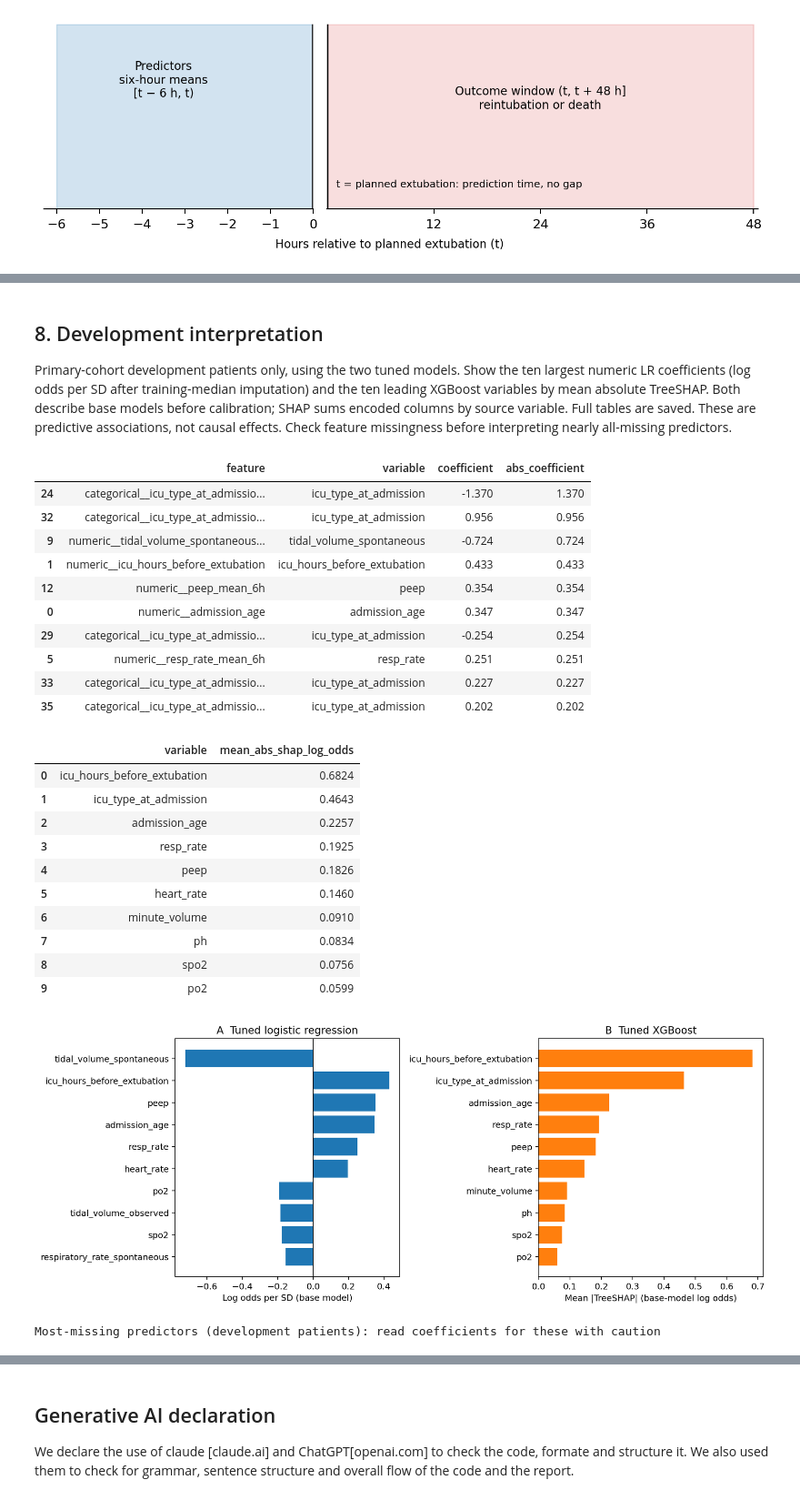
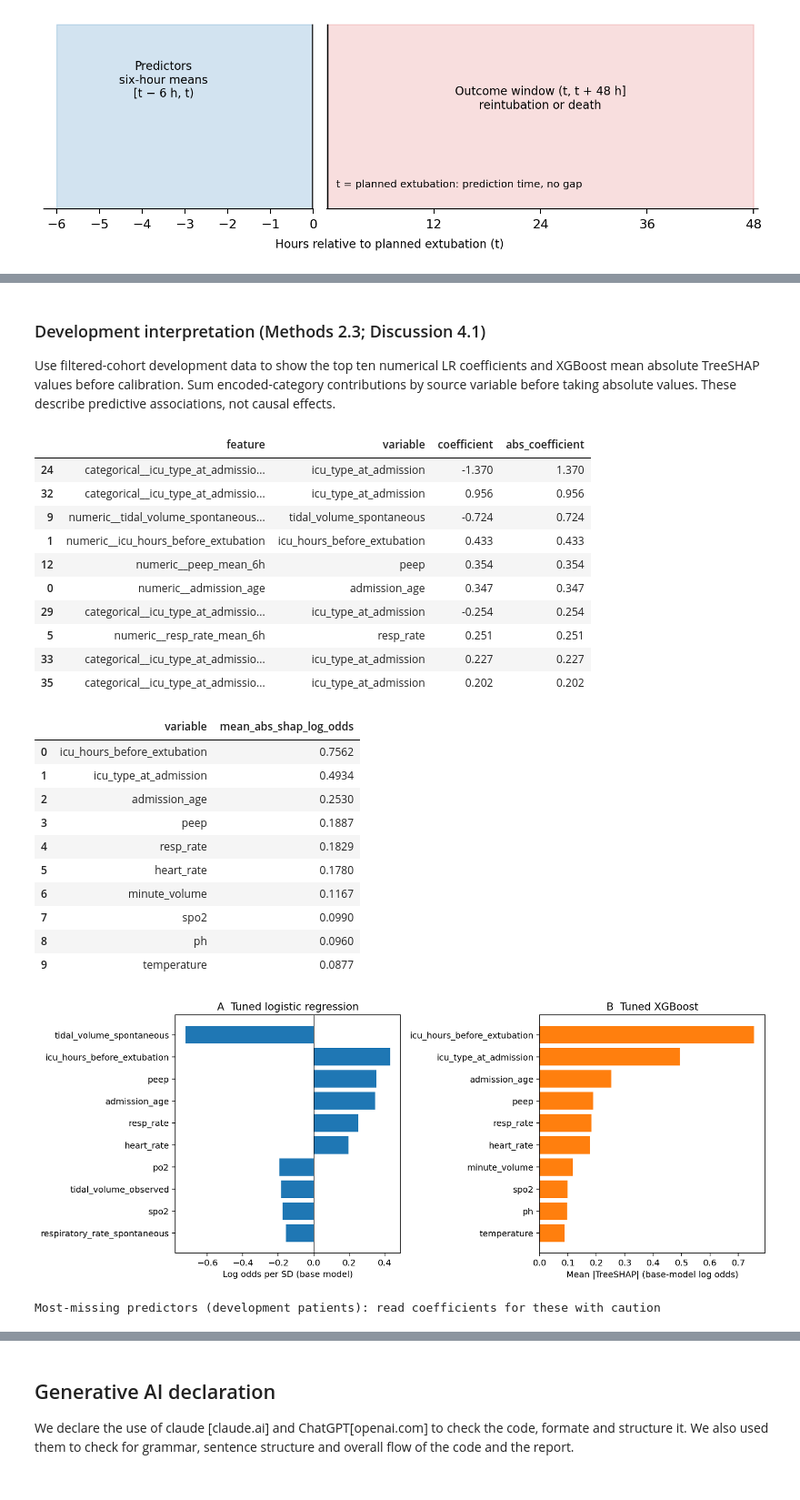
Before and after one commit to Xkpd/comp90089-ml-in-health-group-25, a Jupyter notebook: pipeline.ipynb, the cells around one changed output, grey strips where cells are left out. Shown at 91% size. Saved outputs shown, nothing was run; the diff lists cells and outputs as text; code cells hidden in the pictures.

Commit message:
re-check markdown

```diff
--- a/pipeline.ipynb
+++ b/pipeline.ipynb
@@ -28,7 +28,7 @@ from IPython.display import display, Image
 # %%
 #imports
 
-PROJECT_ID = 'comp90089-507410'
+PROJECT_ID = 'apt-weft-507002-v2'
 
 client = bigquery.Client(project=PROJECT_ID)
 INTERVAL = 6
@@ -563,12 +553,6 @@ Fewer than 20 test events or non-events triggers a precision warning without rem
 # %%
 CONFIG = {
-    "data_files": {
-        "filtered": "filtered",
-        "full": "full",
-    },
-    "coverage_csv": "in_memory",
-    "metadata_csv": None,  # optional sidecar if temporal fields are absent from the CSVs
-    "output_root": str(PROJECT_ROOT / "models/outputs/six_hour_tuning_comparison_in_memory"),
+    "output_root": str(Path.cwd() / "models/outputs/six_hour_tuning_comparison_in_memory"),
     "analysis_note": "Revised temporal-test analysis; untuned comparisons added after an earlier test evaluation.",
     "target": "combined_outcome",
     "seed": 42,
@@ -1605,23 +1503,7 @@ def run_development(config):
     """Nested CV for model selection and thresholds, then final refit on all development patients."""
     cfg = validate_config(config)
     out = Path(cfg["output_dir"])
-    df, nums, cats, rsbi_col, hashes = load_cohort(cfg)
-    locked = (out / "final_test_started.json").exists() or (Path(cfg["suite_output_dir"]) / "final_suite_started.json").exists()
-    cache_files = ["frozen_analysis.json", "trained_models.joblib", "development_oof_predictions.csv", "environment_versions.json"]
-    cached = all((out / name).exists() for name in cache_files)
-    reuse = False
-    if cached or locked:
-        frozen = json.loads((out / "frozen_analysis.json").read_text())
-        reuse = (cached and cfg == frozen["config"] and hashes == frozen["source_hashes"]
-            and json.loads((out / "environment_versions.json").read_text()) == environment_versions())
-        if locked and not reuse:
-            raise RuntimeError("Final test already opened and settings/data/environment changed. Restore the frozen analysis.")
-    if reuse:
-        bundle = joblib.load(out / "trained_models.joblib")
-        dev = df.set_index("subject_id", drop=False).loc[bundle["development_ids"]].reset_index(drop=True)
-        print("Reusing completed development: settings, source data and environment are unchanged.")
-        return {"bundle": bundle, "data": df, "development": dev, "output_dir": out,
-            "oof": pd.read_csv(out / "development_oof_predictions.csv", dtype={"subject_id": "string"})}
+    df, nums, cats, rsbi_col = prepare_cohort(cfg)
     manifest, dev_idx, test_idx, split_note = make_split(df, cfg)
     holdout = holdout_status(df, test_idx, cfg)
     out.mkdir(parents=True, exist_ok=True)
@@ -1655,10 +1537,9 @@ def run_development(config):
     winner = max(TUNED_MODELS, key=mean_auroc.get)  # untuned variants are comparison-only
     thresholds = {name: choose_threshold(y, scores[name], cfg["sensitivity_target"]) for name in MODEL_NAMES}
     thresholds["random_guess"] = 0.5
+    missingness = dev[nums + cats].isna().mean().rename("missing_fraction_development").sort_values(ascending=False)
     if cfg["analysis"] == "filtered_six_hour":
-        # Same predictors in every analysis, so one missingness table (primary cohort) is enough.
-        dev[nums + cats].isna().mean().rename("missing_fraction_development").sort_values(ascending=False).to_csv(
-            out / "development_feature_missingness.csv")
+        missingness.to_csv(out / "development_feature_missingness.csv")
 
     # Final models: tune or keep fixed settings, then calibrate/refit on development patients.
     final_models, final_params = {}, {}
@@ -1667,7 +1548,7 @@ def run_development(config):
         print(f"Refitting {name} on development patients only", flush=True)
         final_models[name], final_params[name] = fit_model(name, X, y, nums, cats, cfg, final_cv)
     write_json(out / "environment_versions.json", environment_versions())
-    frozen = {"config": cfg, "source_hashes": hashes, "split": split_note,
+    frozen = {"config": cfg, "split": split_note,
         "selected_features": nums + cats, "rsbi_column": rsbi_col,
         "partition_counts": manifest.partition.value_counts().to_dict(), "holdout": holdout,
         "thresholds": thresholds, "threshold_rule": "maximum specificity at development OOF sensitivity >= configured target",
@@ -1681,7 +1562,7 @@ def run_development(config):
         "development_ids": dev.subject_id.tolist(), "test_ids": df.iloc[test_idx].subject_id.tolist()}
     joblib.dump(bundle, out / "trained_models.joblib")
     print(f"Development complete. Selected model: {winner}. Models frozen.")
-    return {"bundle": bundle, "data": df, "development": dev, "oof": oof, "output_dir": out}
+    return {"bundle": bundle, "data": df, "development": dev, "oof": oof, "missingness": missingness, "output_dir": out}
 
 
 def model_selection_summary(runs):
@@ -1759,7 +1638,7 @@ Development complete. Selected model: xgboost. Models frozen.
 # %% [markdown]
-## 8. Development interpretation
+### Development interpretation (Methods 2.3; Discussion 4.1)
 
-Primary-cohort development patients only, using the two tuned models. Show the ten largest numeric LR coefficients (log odds per SD after training-median imputation) and the ten leading XGBoost variables by mean absolute TreeSHAP. Both describe base models before calibration; SHAP sums encoded columns by source variable. Full tables are saved. These are predictive associations, not causal effects. Check feature missingness before interpreting nearly all-missing predictors.
+Use filtered-cohort development data to show the top ten numerical LR coefficients and XGBoost mean absolute TreeSHAP values before calibration. Sum encoded-category contributions by source variable before taking absolute values. These describe predictive associations, not causal effects.
 # %%
 def base_pipeline(model):
     """Uncalibrated tuned pipeline inside a calibrated model."""
@@ -1821,33 +1700,33 @@ def export_interpretation(run):
 # %%
 # Interpretation uses the primary cohort's development patients only.
 lr_coefficients, xgb_importance = export_interpretation(runs["filtered_six_hour"])
 display(lr_coefficients.head(10).round(3))
 display(xgb_importance.head(10).round(4))
 display(Image(filename=str(primary_dir / "interpretation_lr_shap.png")))
 print("Most-missing predictors (development patients): read coefficients for these with caution")
-display(pd.read_csv(primary_dir / "development_feature_missingness.csv").head(8).round(3))
+display(runs["filtered_six_hour"]["missingness"].head(8).to_frame().round(3))
 # %% [output]
 |  | feature | variable | coefficient | abs_coefficient |
 | 24 | categorical__icu_type_at_admissio... | icu_type_at_admission | -1.370 | 1.370 |
 | 32 | categorical__icu_type_at_admissio... | icu_type_at_admission | 0.956 | 0.956 |
 | 9 | numeric__tidal_volume_spontaneous... | tidal_volume_spontaneous | -0.724 | 0.724 |
 | 1 | numeric__icu_hours_before_extubation | icu_hours_before_extubation | 0.433 | 0.433 |
 | 12 | numeric__peep_mean_6h | peep | 0.354 | 0.354 |
 | 0 | numeric__admission_age | admission_age | 0.347 | 0.347 |
 | 29 | categorical__icu_type_at_admissio... | icu_type_at_admission | -0.254 | 0.254 |
 | 5 | numeric__resp_rate_mean_6h | resp_rate | 0.251 | 0.251 |
 | 33 | categorical__icu_type_at_admissio... | icu_type_at_admission | 0.227 | 0.227 |
 | 35 | categorical__icu_type_at_admissio... | icu_type_at_admission | 0.202 | 0.202 |
 |  | variable | mean_abs_shap_log_odds |
-| 0 | icu_hours_before_extubation | 0.6824 |
-| 1 | icu_type_at_admission | 0.4643 |
-| 2 | admission_age | 0.2257 |
-| 3 | resp_rate | 0.1925 |
-| 4 | peep | 0.1826 |
-| 5 | heart_rate | 0.1460 |
-| 6 | minute_volume | 0.0910 |
-| 7 | ph | 0.0834 |
-| 8 | spo2 | 0.0756 |
-| 9 | po2 | 0.0599 |
+| 0 | icu_hours_before_extubation | 0.7562 |
+| 1 | icu_type_at_admission | 0.4934 |
+| 2 | admission_age | 0.2530 |
+| 3 | peep | 0.1887 |
+| 4 | resp_rate | 0.1829 |
+| 5 | heart_rate | 0.1780 |
+| 6 | minute_volume | 0.1167 |
+| 7 | spo2 | 0.0990 |
+| 8 | ph | 0.0960 |
+| 9 | temperature | 0.0877 |
-[figure, old version]
+[figure, new version]
 Most-missing predictors (development patients): read coefficients for these with caution
```
Also changed, not shown: parts of 26 cells of this notebook, 32 other files.
